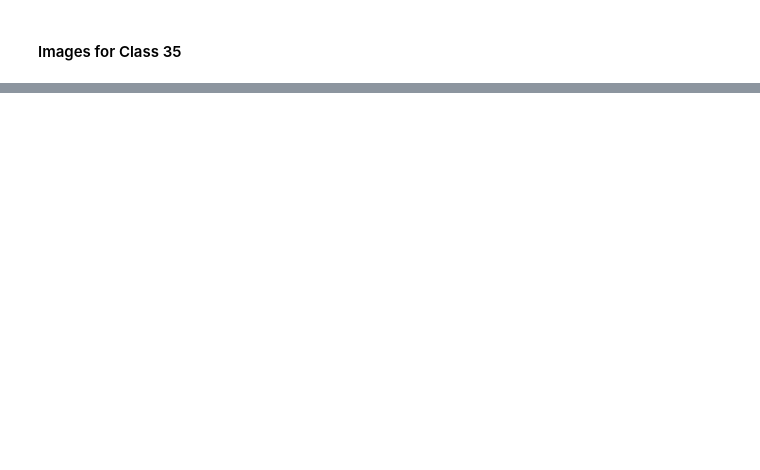
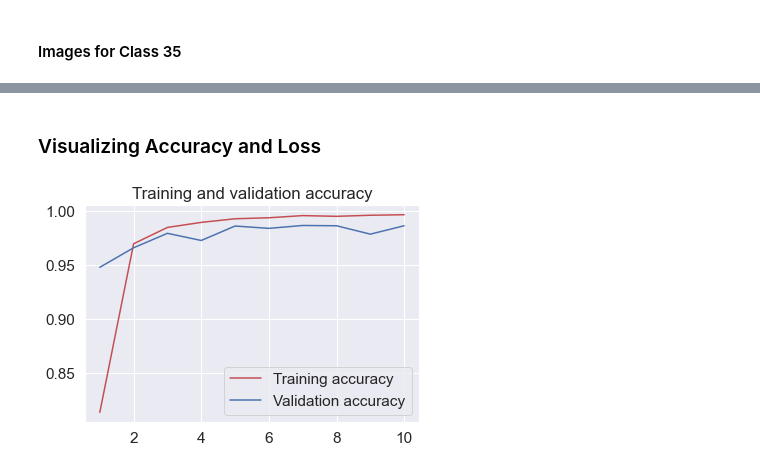
Before and after one commit to SourabhR23/German-Traffic-Signs-Image-Classification, a Jupyter notebook: Image Classification on German Traffic Signs.ipynb, the cells around one changed output, grey strips where cells are left out. Saved outputs shown, nothing was run; the diff lists cells and outputs as text; code cells hidden in the pictures; blank space fills up the shorter version.

```diff
--- a/Image Classification on German Traffic Signs.ipynb
+++ b/Image Classification on German Traffic Signs.ipynb
@@ -127,0 +156,9 @@ visualize_by_id(train_df, 24)
+# %%
+model = Sequential()
+model.add(Conv2D(filters = 32, kernel_size = (3, 3), activation = 'relu', input_shape = (28, 28, 3)))
+model.add(Conv2D(64, (3, 3), activation = 'relu'))
+model.add(MaxPooling2D(pool_size = (2, 2)))
+model.add(Flatten())
+model.add(Dense(128, activation = 'relu'))
+model.add(Dense(43, activation = 'softmax'))
+model.summary()
@@ -127,0 +188,2 @@ visualize_by_id(train_df, 24)
+# %%
+model.compile(loss = 'categorical_crossentropy', optimizer = 'Adam', metrics = ['accuracy'])
@@ -127,0 +192,2 @@ visualize_by_id(train_df, 24)
+# %%
+history = model.fit(X_train, y_train, epochs = 10, validation_data = (X_valid, y_valid))
@@ -127,0 +215,17 @@ visualize_by_id(train_df, 24)
+# %% [markdown]
+### Visualizing Accuracy and Loss
+# %%
+acc = history.history['accuracy']
+val_acc = history.history['val_accuracy']
+loss = history.history['loss']
+val_loss= history.history['val_loss']
+epochs = range(1, len(acc) + 1)
+# %%
+## Accuracy
+plt.plot(epochs, acc, 'r', label = 'Training accuracy')
+plt.plot(epochs, val_acc, 'b', label = 'Validation accuracy')
+plt.title('Training and validation accuracy')
+plt.legend()
+plt.show()
+# %% [output]
+[figure, added]
```
Also changed, not shown: parts of 39 cells of this notebook.
